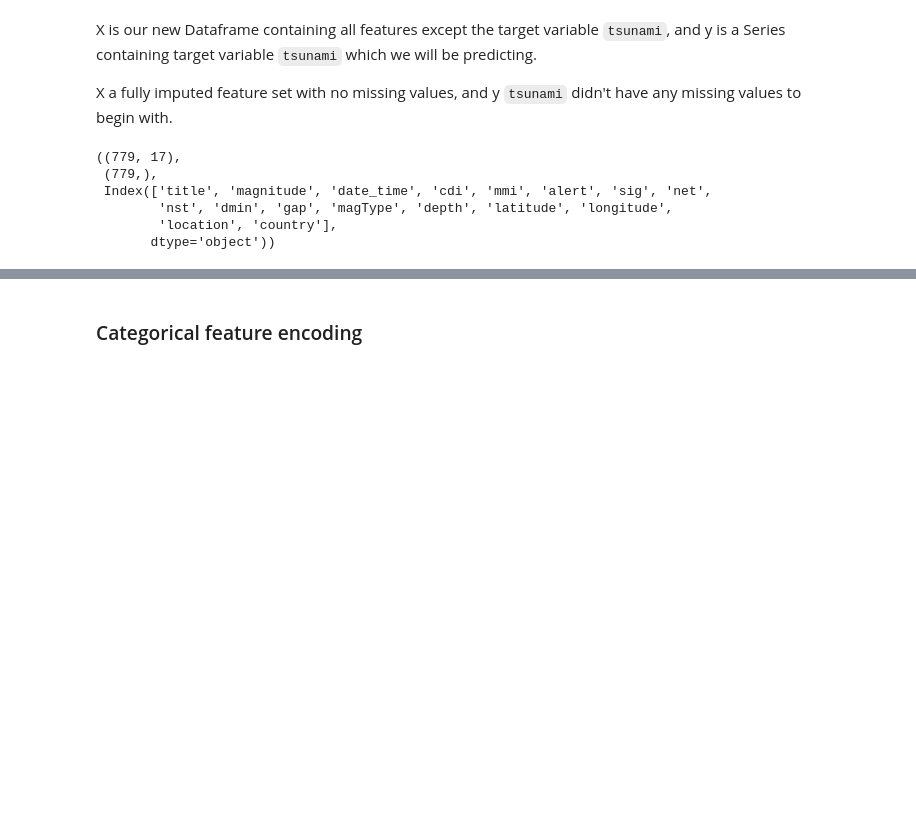
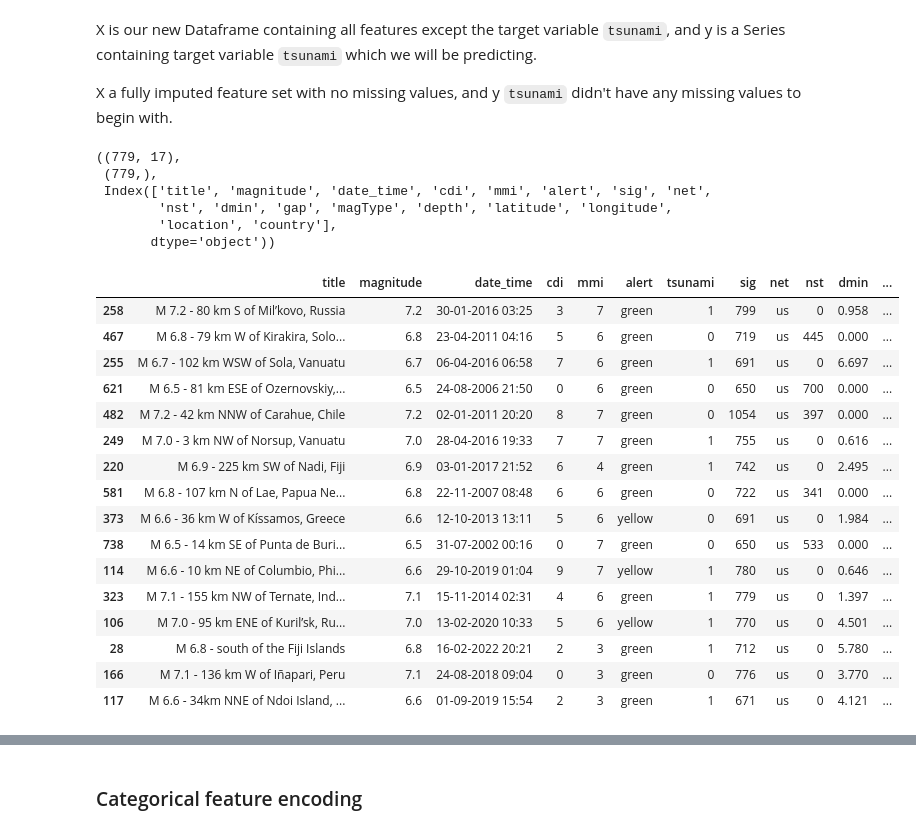
Before and after one commit to vexogon/TsunamiRiskModelConda, a Jupyter notebook: modelAndEDA.ipynb, the cells around one changed output, grey strips where cells are left out. Drawn from its saved outputs; the diff is of its cells as text; code cells hidden in the pictures; blank space fills up the shorter version.

```diff
--- a/modelAndEDA.ipynb
+++ b/modelAndEDA.ipynb
@@ -514,6 +537,26 @@ X.shape, y.shape, X.columns
         'nst', 'dmin', 'gap', 'magType', 'depth', 'latitude', 'longitude',
         'location', 'country'],
        dtype='object'))
+# %%
+df.sample(16)
+# %% [output]
+|  | title | magnitude | date_time | cdi | mmi | alert | tsunami | sig | net | nst | dmin | ... |
+| 258 | M 7.2 - 80 km S of Mil’kovo, Russia | 7.2 | 30-01-2016 03:25 | 3 | 7 | green | 1 | 799 | us | 0 | 0.958 | ... |
+| 467 | M 6.8 - 79 km W of Kirakira, Solo... | 6.8 | 23-04-2011 04:16 | 5 | 6 | green | 0 | 719 | us | 445 | 0.000 | ... |
+| 255 | M 6.7 - 102 km WSW of Sola, Vanuatu | 6.7 | 06-04-2016 06:58 | 7 | 6 | green | 1 | 691 | us | 0 | 6.697 | ... |
+| 621 | M 6.5 - 81 km ESE of Ozernovskiy,... | 6.5 | 24-08-2006 21:50 | 0 | 6 | green | 0 | 650 | us | 700 | 0.000 | ... |
+| 482 | M 7.2 - 42 km NNW of Carahue, Chile | 7.2 | 02-01-2011 20:20 | 8 | 7 | green | 0 | 1054 | us | 397 | 0.000 | ... |
+| 249 | M 7.0 - 3 km NW of Norsup, Vanuatu | 7.0 | 28-04-2016 19:33 | 7 | 7 | green | 1 | 755 | us | 0 | 0.616 | ... |
+| 220 | M 6.9 - 225 km SW of Nadi, Fiji | 6.9 | 03-01-2017 21:52 | 6 | 4 | green | 1 | 742 | us | 0 | 2.495 | ... |
+| 581 | M 6.8 - 107 km N of Lae, Papua Ne... | 6.8 | 22-11-2007 08:48 | 6 | 6 | green | 0 | 722 | us | 341 | 0.000 | ... |
+| 373 | M 6.6 - 36 km W of Kíssamos, Greece | 6.6 | 12-10-2013 13:11 | 5 | 6 | yellow | 0 | 691 | us | 0 | 1.984 | ... |
+| 738 | M 6.5 - 14 km SE of Punta de Buri... | 6.5 | 31-07-2002 00:16 | 0 | 7 | green | 0 | 650 | us | 533 | 0.000 | ... |
+| 114 | M 6.6 - 10 km NE of Columbio, Phi... | 6.6 | 29-10-2019 01:04 | 9 | 7 | yellow | 1 | 780 | us | 0 | 0.646 | ... |
+| 323 | M 7.1 - 155 km NW of Ternate, Ind... | 7.1 | 15-11-2014 02:31 | 4 | 6 | green | 1 | 779 | us | 0 | 1.397 | ... |
+| 106 | M 7.0 - 95 km ENE of Kuril’sk, Ru... | 7.0 | 13-02-2020 10:33 | 5 | 6 | yellow | 1 | 770 | us | 0 | 4.501 | ... |
+| 28 | M 6.8 - south of the Fiji Islands | 6.8 | 16-02-2022 20:21 | 2 | 3 | green | 1 | 712 | us | 0 | 5.780 | ... |
+| 166 | M 7.1 - 136 km W of Iñapari, Peru | 7.1 | 24-08-2018 09:04 | 0 | 3 | green | 0 | 776 | us | 0 | 3.770 | ... |
+| 117 | M 6.6 - 34km NNE of Ndoi Island, ... | 6.6 | 01-09-2019 15:54 | 2 | 3 | green | 1 | 671 | us | 0 | 4.121 | ... |
 # %% [markdown]
 The dataset consists of **779 samples**.
 
```
Also changed, not shown: parts of 17 cells of this notebook.
